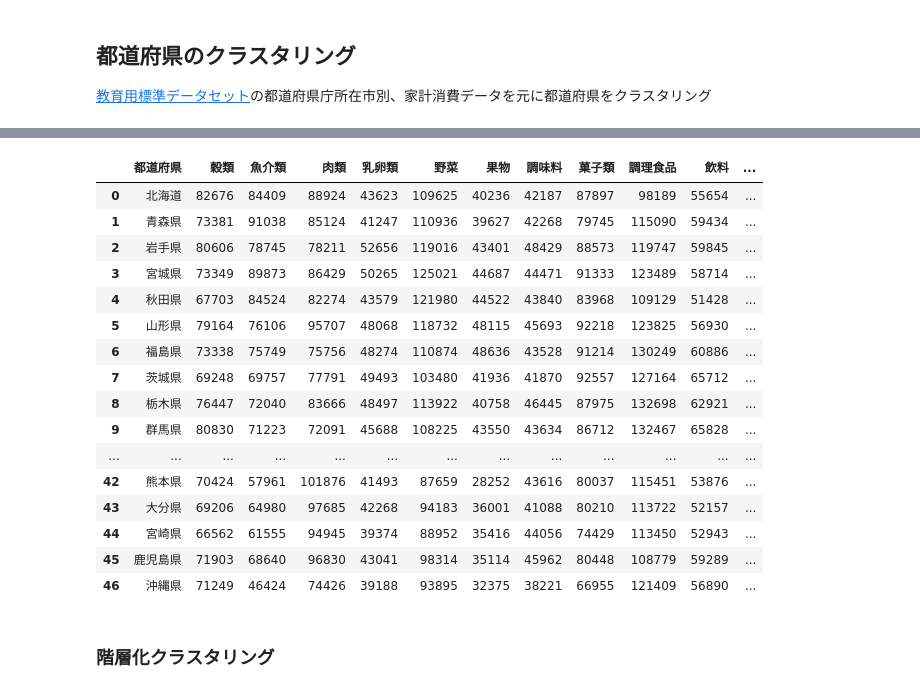
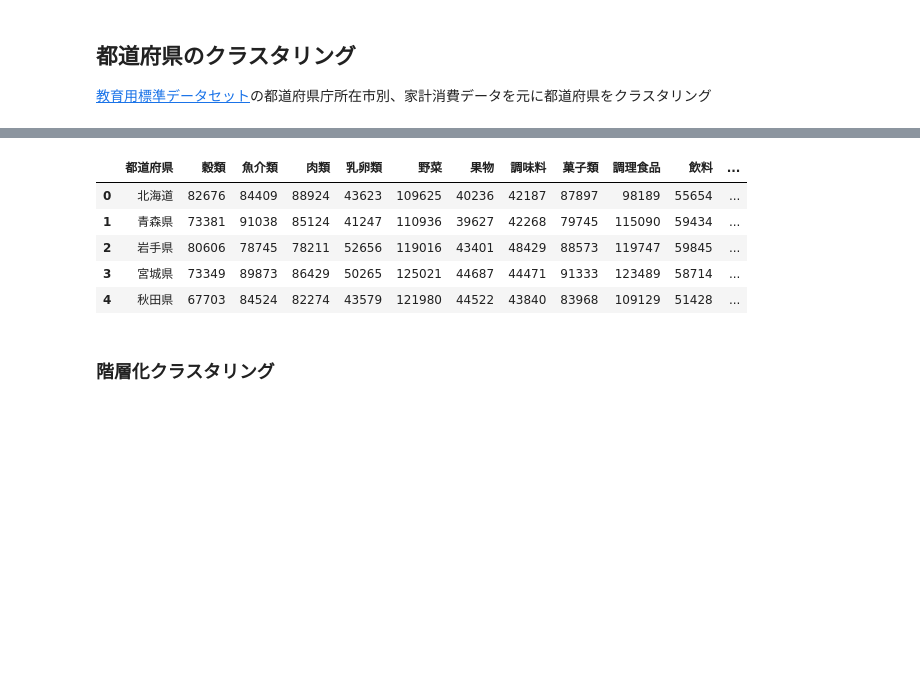
Before and after one commit to UTDataMining/2022A, a Jupyter notebook: lab7/food_consumption.ipynb, the cells around one changed output, grey strips where cells are left out. Drawn from its saved outputs; the diff is of its cells as text; code cells hidden in the pictures; blank space fills up the shorter version.

```diff
--- a/lab7/food_consumption.ipynb
+++ b/lab7/food_consumption.ipynb
@@ -44,25 +20,14 @@ food_consumption.cs 100%[===================>]   4.07K  --.-KB/s    in 0s
 # %%
 df = pd.read_csv('food_consumption.csv', encoding='utf-8')
 # %%
-df
+df.head()
 # %% [output]
 |  | 都道府県 | 穀類 | 魚介類 | 肉類 | 乳卵類 | 野菜 | 果物 | 調味料 | 菓子類 | 調理食品 | 飲料 | ... |
 | 0 | 北海道 | 82676 | 84409 | 88924 | 43623 | 109625 | 40236 | 42187 | 87897 | 98189 | 55654 | ... |
 | 1 | 青森県 | 73381 | 91038 | 85124 | 41247 | 110936 | 39627 | 42268 | 79745 | 115090 | 59434 | ... |
 | 2 | 岩手県 | 80606 | 78745 | 78211 | 52656 | 119016 | 43401 | 48429 | 88573 | 119747 | 59845 | ... |
 | 3 | 宮城県 | 73349 | 89873 | 86429 | 50265 | 125021 | 44687 | 44471 | 91333 | 123489 | 58714 | ... |
 | 4 | 秋田県 | 67703 | 84524 | 82274 | 43579 | 121980 | 44522 | 43840 | 83968 | 109129 | 51428 | ... |
-| 5 | 山形県 | 79164 | 76106 | 95707 | 48068 | 118732 | 48115 | 45693 | 92218 | 123825 | 56930 | ... |
-| 6 | 福島県 | 73338 | 75749 | 75756 | 48274 | 110874 | 48636 | 43528 | 91214 | 130249 | 60886 | ... |
-| 7 | 茨城県 | 69248 | 69757 | 77791 | 49493 | 103480 | 41936 | 41870 | 92557 | 127164 | 65712 | ... |
-| 8 | 栃木県 | 76447 | 72040 | 83666 | 48497 | 113922 | 40758 | 46445 | 87975 | 132698 | 62921 | ... |
-| 9 | 群馬県 | 80830 | 71223 | 72091 | 45688 | 108225 | 43550 | 43634 | 86712 | 132467 | 65828 | ... |
-| ... | ... | ... | ... | ... | ... | ... | ... | ... | ... | ... | ... | ... |
-| 42 | 熊本県 | 70424 | 57961 | 101876 | 41493 | 87659 | 28252 | 43616 | 80037 | 115451 | 53876 | ... |
-| 43 | 大分県 | 69206 | 64980 | 97685 | 42268 | 94183 | 36001 | 41088 | 80210 | 113722 | 52157 | ... |
-| 44 | 宮崎県 | 66562 | 61555 | 94945 | 39374 | 88952 | 35416 | 44056 | 74429 | 113450 | 52943 | ... |
-| 45 | 鹿児島県 | 71903 | 68640 | 96830 | 43041 | 98314 | 35114 | 45962 | 80448 | 108779 | 59289 | ... |
-| 46 | 沖縄県 | 71249 | 46424 | 74426 | 39188 | 93895 | 32375 | 38221 | 66955 | 121409 | 56890 | ... |
 # %%
 features = ['穀類', '魚介類', '肉類', '乳卵類', '野菜', '果物', '調味料', '菓子類', '調理食品', '飲料', '酒類', '外食']
 X = df[features].values
```
Also changed, not shown: parts of 4 cells of this notebook.
